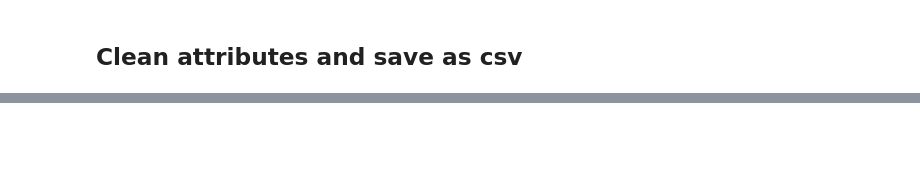
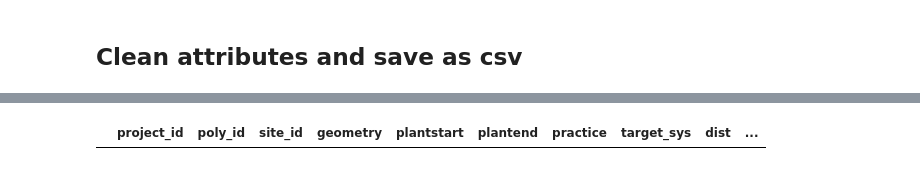
Before and after one commit to wri/decision-tree, a Jupyter notebook: notebooks/ppc-tm-api-pull.ipynb, the cells around one changed output, grey strips where cells are left out. Drawn from its saved outputs; the diff is of its cells as text; code cells hidden in the pictures; blank space fills up the shorter version.

```diff
--- a/notebooks/ppc-tm-api-pull.ipynb
+++ b/notebooks/ppc-tm-api-pull.ipynb
@@ -146,0 +169,4 @@ df has 196 unique polygons
+# %%
+tc_df[tc_df['plantstart'].isna()]
+# %% [output]
+|  | project_id | poly_id | site_id | geometry | plantstart | plantend | practice | target_sys | dist | ... |
```
Also changed, not shown: parts of 6 cells of this notebook, 1 other file.
